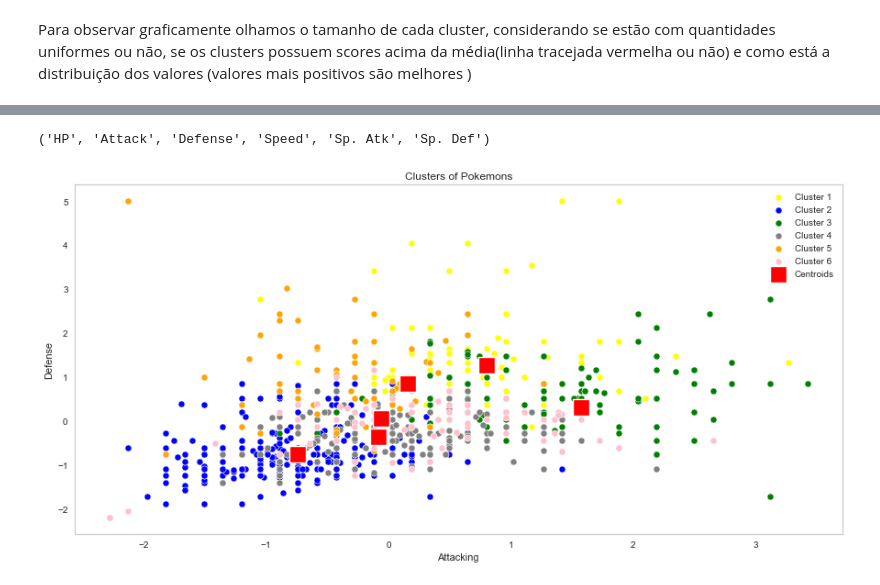
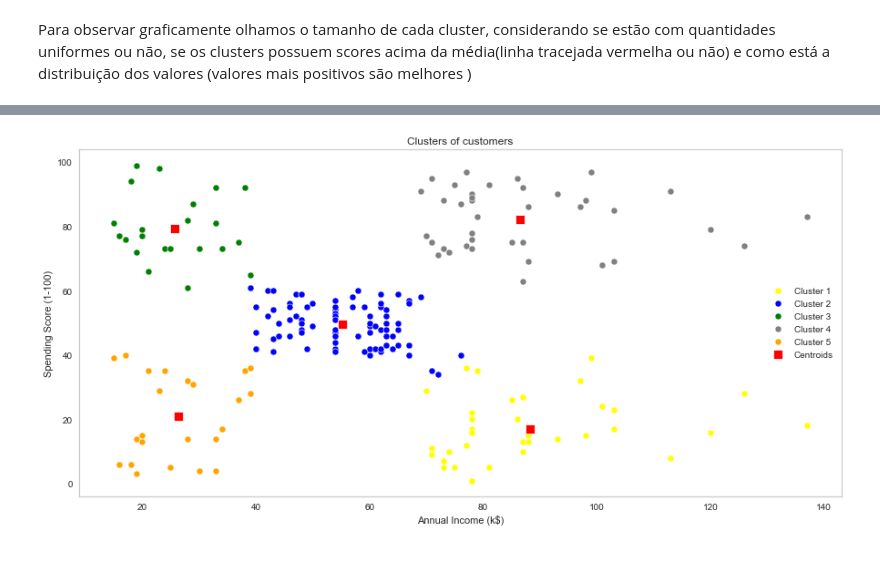
Before and after one commit to thaisratis/Curso_ML_Minsait, a Jupyter notebook: Notebooks/Aula01/Clusterizacao.ipynb, the cells around one changed output, grey strips where cells are left out. Saved outputs shown, nothing was run; the diff lists cells and outputs as text; code cells hidden in the pictures; blank space fills up the shorter version.

```diff
--- a/Notebooks/Aula01/Clusterizacao.ipynb
+++ b/Notebooks/Aula01/Clusterizacao.ipynb
@@ -225,5 +129,5 @@ model =  KMeans(random_state=15)
 visualizer = KElbowVisualizer(model, k=(2,limit))
 # %%
-visualizer.fit(pokemon_scaled_df)
+visualizer.fit(df)
 visualizer.show()
 # %% [output]
@@ -294,7 +172,7 @@ for i in [2, 3, 4, 5, 6, 7]:
     '''
     Cria a instância KMeans para diferentes números de clusters
     '''
-    km = KMeans(n_clusters=i, init='k-means++', n_init=10, max_iter=100, random_state=15)
+    km = calculateKMeans(df,i)
     q, mod = divmod(i, 2)
     #print('q:' +str(q))
     #print('mod:' +str(mod))
@@ -303,7 +181,7 @@ for i in [2, 3, 4, 5, 6, 7]:
     Cria a instância SilhouetteVisualizer com a instância KMeans e dá um fit no visualizer
     '''
     visualizer = SilhouetteVisualizer(km, colors='yellowbrick', ax=ax[q-1][mod])
-    visualizer.fit(pokemon_scaled_df)
+    visualizer.fit(df)
     plt.suptitle(
         "Silhouette analysis for KMeans clustering on sample",
         fontsize=14,
@@ -338,25 +194,23 @@ pokemon_df[['HP', 'Attack', 'Defense', 'Speed', 'Sp. Atk', 'Sp. Def']].corr()
-# %%
-'HP', 'Attack', 'Defense', 'Speed', 'Sp. Atk', 'Sp. Def'
-# %% [output]
-('HP', 'Attack', 'Defense', 'Speed', 'Sp. Atk', 'Sp. Def')
+# %%
+kmeans = calculateKMeans(df,5)
 # %%
-predictions = modelo.predict(pokemon_scaled_df)
+predictions = kmeans.predict(df)
 # %%
-# Visualising the clusters
+# Visualização dos grupos
 plt.figure(figsize=(15,7))
-sns.scatterplot(pokemon_scaled_df[predictions == 0, 1], pokemon_scaled_df[predictions == 0, 2], color = 'yellow', label = 'Cluster 1',s=50)
-sns.scatterplot(pokemon_scaled_df[predictions == 1, 1], pokemon_scaled_df[predictions == 1, 2], color = 'blue', label = 'Cluster 2',s=50)
-sns.scatterplot(pokemon_scaled_df[predictions == 2, 1], pokemon_scaled_df[predictions == 2, 2], color = 'green', label = 'Cluster 3',s=50)
-sns.scatterplot(pokemon_scaled_df[predictions == 3, 1], pokemon_scaled_df[predictions == 3, 2], color = 'grey', label = 'Cluster 4',s=50)
-sns.scatterplot(pokemon_scaled_df[predictions == 4, 1], pokemon_scaled_df[predictions == 4, 2], color = 'orange', label = 'Cluster 5',s=50)
-sns.scatterplot(pokemon_scaled_df[predictions == 5, 1], pokemon_scaled_df[predictions == 5, 2], color = 'pink', label = 'Cluster 6',s=50)
-sns.scatterplot(modelo.cluster_centers_[:, 0], modelo.cluster_centers_[:, 1], color = 'red',
-                label = 'Centroids',s=300,marker=',')
+
+sns.scatterplot(df[predictions == 0]['Annual_Income_(k$)'].values, df[predictions == 0]['Spending_Score'].values, color = 'yellow', label = 'Cluster 1',s=50)
+sns.scatterplot(df[predictions == 1]['Annual_Income_(k$)'].values, df[predictions == 1]['Spending_Score'].values, color = 'blue', label = 'Cluster 2',s=50)
+sns.scatterplot(df[predictions == 2]['Annual_Income_(k$)'].values, df[predictions == 2]['Spending_Score'].values, color = 'green', label = 'Cluster 3',s=50)
+sns.scatterplot(df[predictions == 3]['Annual_Income_(k$)'].values, df[predictions == 3]['Spending_Score'].values, color = 'grey', label = 'Cluster 4',s=50)
+sns.scatterplot(df[predictions == 4]['Annual_Income_(k$)'].values, df[predictions == 4]['Spending_Score'].values, color = 'orange', label = 'Cluster 5',s=50)
+sns.scatterplot(kmeans.cluster_centers_[:, 0], kmeans.cluster_centers_[:, 1], color = 'red',label = 'Centroids',s=100,marker=',')
+
 plt.grid(False)
-plt.title('Clusters of Pokemons')
-plt.xlabel('Attacking')
-plt.ylabel('Defense')
+plt.title('Clusters of customers')
+plt.xlabel('Annual Income (k$)')
+plt.ylabel('Spending Score (1-100)')
 plt.legend()
 plt.show()
 # %% [output]
-[figure, old version]
+[figure, new version]
```
Also changed, not shown: parts of 53 cells of this notebook, 5 other files.
